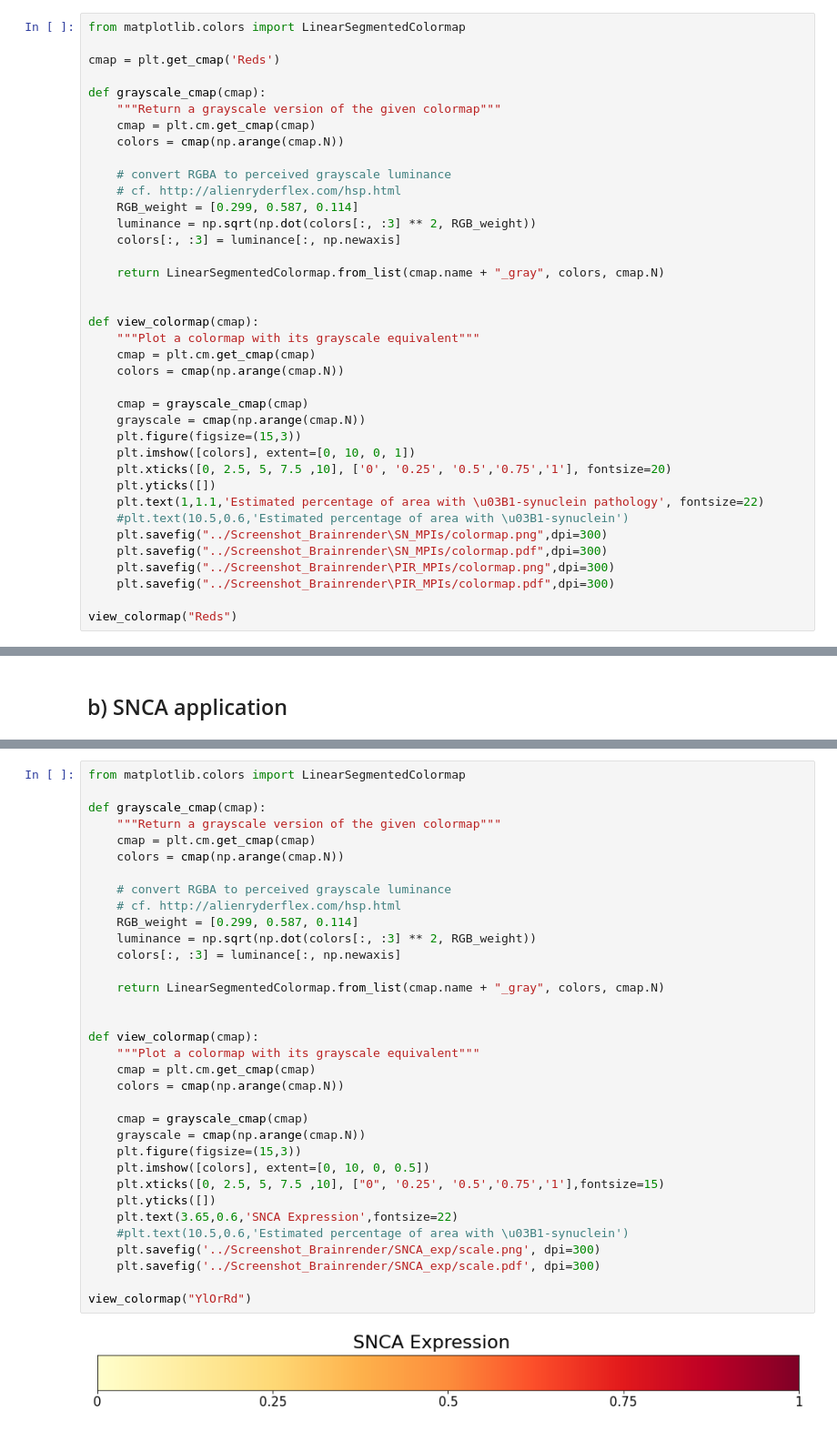
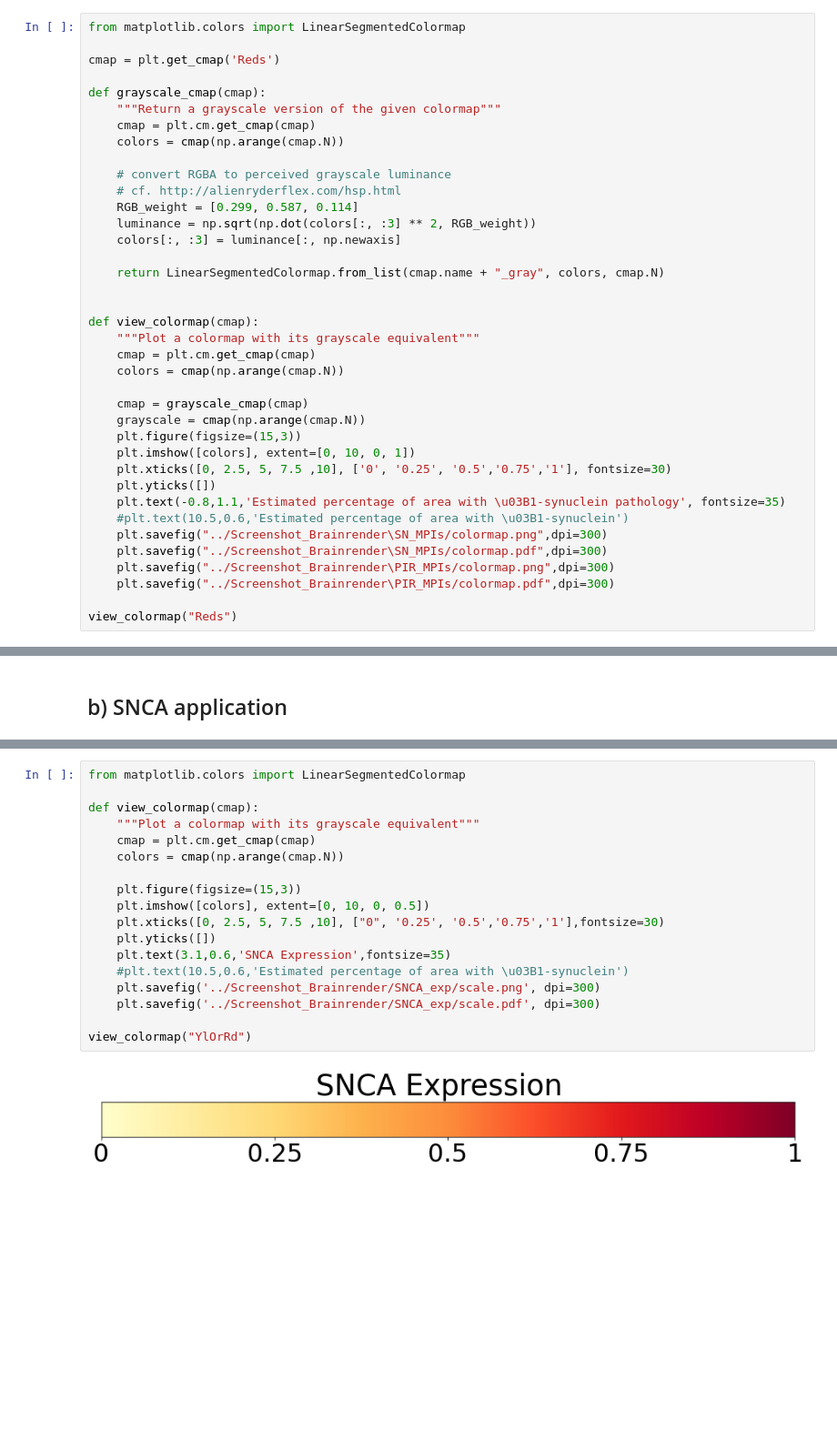
Before and after one commit to MathieuBo/PathoSpreading, a Jupyter notebook: ReScience.ipynb, the cells around one changed output, grey strips where cells are left out. Shown: that part at 91% size. Cells and saved outputs as stored; diff of their text form; blank space fills up the shorter version.

```diff
--- a/ReScience.ipynb
+++ b/ReScience.ipynb
@@ -423,9 +695,9 @@ def view_colormap(cmap):
     grayscale = cmap(np.arange(cmap.N))
     plt.figure(figsize=(15,3))
     plt.imshow([colors], extent=[0, 10, 0, 1])
-    plt.xticks([0, 2.5, 5, 7.5 ,10], ['0', '0.25', '0.5','0.75','1'], fontsize=20)
+    plt.xticks([0, 2.5, 5, 7.5 ,10], ['0', '0.25', '0.5','0.75','1'], fontsize=30)
     plt.yticks([])
-    plt.text(1,1.1,'Estimated percentage of area with \u03B1-synuclein pathology', fontsize=22)
+    plt.text(-0.8,1.1,'Estimated percentage of area with \u03B1-synuclein pathology', fontsize=35)
     #plt.text(10.5,0.6,'Estimated percentage of area with \u03B1-synuclein')
     plt.savefig("../Screenshot_Brainrender\SN_MPIs/colormap.png",dpi=300)
     plt.savefig("../Screenshot_Brainrender\SN_MPIs/colormap.pdf",dpi=300)
@@ -807,40 +1118,24 @@ Saving new screenshot at SNCA_exp_Breg-2.82.png
 Saving new screenshot at SNCA_exp_Breg-4.5.png
 # %%
 from matplotlib.colors import LinearSegmentedColormap
-
-def grayscale_cmap(cmap):
-    """Return a grayscale version of the given colormap"""
-    cmap = plt.cm.get_cmap(cmap)
-    colors = cmap(np.arange(cmap.N))
-
-    # convert RGBA to perceived grayscale luminance
-    # cf. http://alienryderflex.com/hsp.html
-    RGB_weight = [0.299, 0.587, 0.114]
-    luminance = np.sqrt(np.dot(colors[:, :3] ** 2, RGB_weight))
-    colors[:, :3] = luminance[:, np.newaxis]
-
-    return LinearSegmentedColormap.from_list(cmap.name + "_gray", colors, cmap.N)
-
 
 def view_colormap(cmap):
     """Plot a colormap with its grayscale equivalent"""
     cmap = plt.cm.get_cmap(cmap)
     colors = cmap(np.arange(cmap.N))
 
-    cmap = grayscale_cmap(cmap)
-    grayscale = cmap(np.arange(cmap.N))
     plt.figure(figsize=(15,3))
     plt.imshow([colors], extent=[0, 10, 0, 0.5])
-    plt.xticks([0, 2.5, 5, 7.5 ,10], ["0", '0.25', '0.5','0.75','1'],fontsize=15)
+    plt.xticks([0, 2.5, 5, 7.5 ,10], ["0", '0.25', '0.5','0.75','1'],fontsize=30)
     plt.yticks([])
-    plt.text(3.65,0.6,'SNCA Expression',fontsize=22)
+    plt.text(3.1,0.6,'SNCA Expression',fontsize=35)
     #plt.text(10.5,0.6,'Estimated percentage of area with \u03B1-synuclein')
     plt.savefig('../Screenshot_Brainrender/SNCA_exp/scale.png', dpi=300)
     plt.savefig('../Screenshot_Brainrender/SNCA_exp/scale.pdf', dpi=300)
 
 view_colormap("YlOrRd")
 # %% [output]
-[figure, old version]
+[figure, new version]
 # %%
 from pylab import *
 import matplotlib.gridspec as gridspec
```
Also changed, not shown: parts of 28 cells of this notebook, 6 other files.
